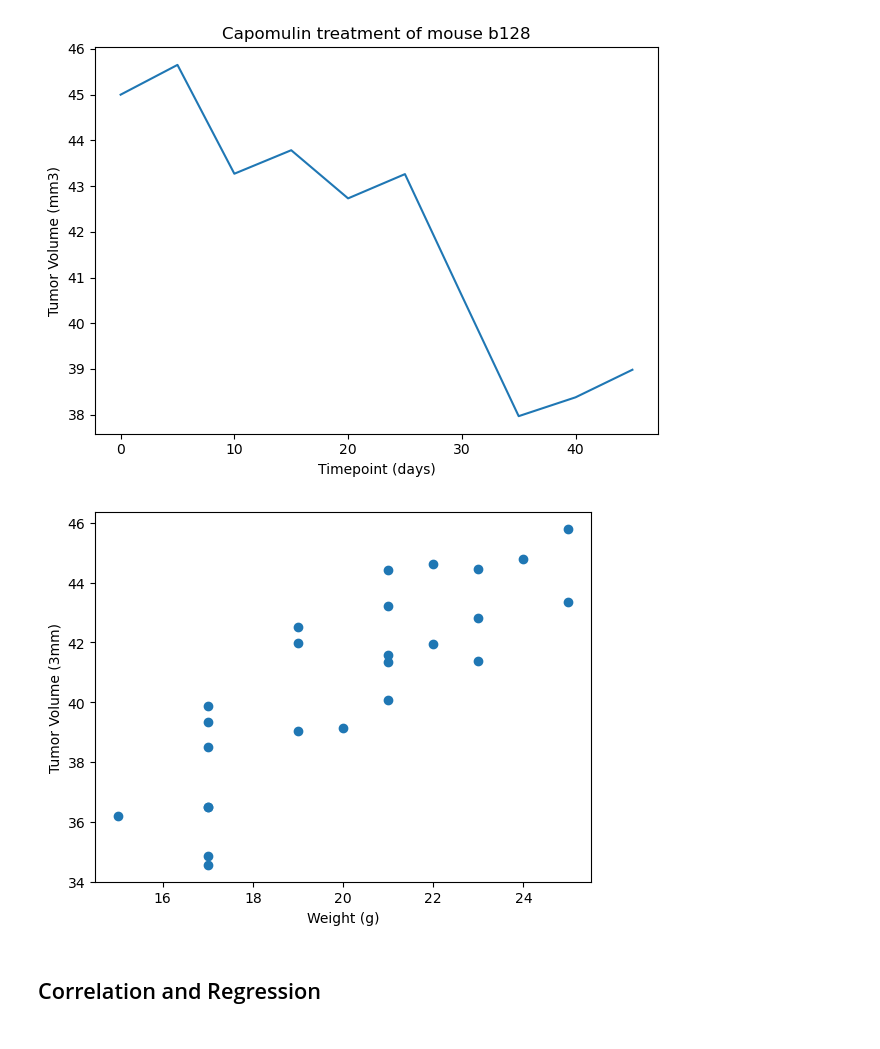
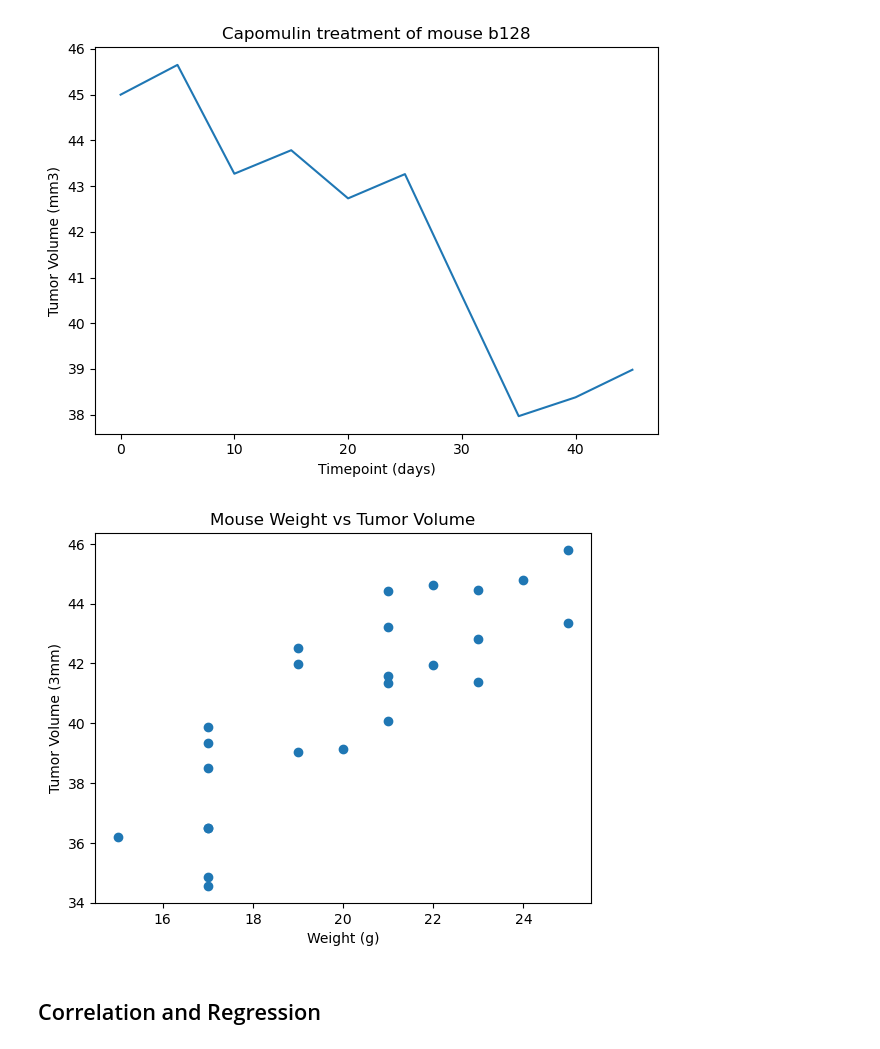
Before and after one commit to john-a-ellis/matplotlib-challenge, a Jupyter notebook: Pymaceuticals/pymaceuticals_starter.ipynb, the cells around one changed output. Saved outputs shown, nothing was run; the diff lists cells and outputs as text; code cells hidden in the pictures.

```diff
--- a/Pymaceuticals/pymaceuticals_starter.ipynb
+++ b/Pymaceuticals/pymaceuticals_starter.ipynb
@@ -276,10 +277,11 @@ scatter_data=pd.merge(scatter_weight, scatter_tumor, on='Mouse ID') #merge to fi
 # %%
 plt.xlabel('Weight (g)')
 plt.ylabel('Tumor Volume (3mm)')
 plt.scatter(scatter_data['Weight (g)'], scatter_data['Tumor Volume (mm3)'])
+plt.title('Mouse Weight vs Tumor Volume')
 plt.show()
 # %% [output]
-[figure, old version]
+[figure, new version]
 # %% [markdown]
 ## Correlation and Regression
 # %%
```
Also changed, not shown: parts of 3 cells of this notebook.
